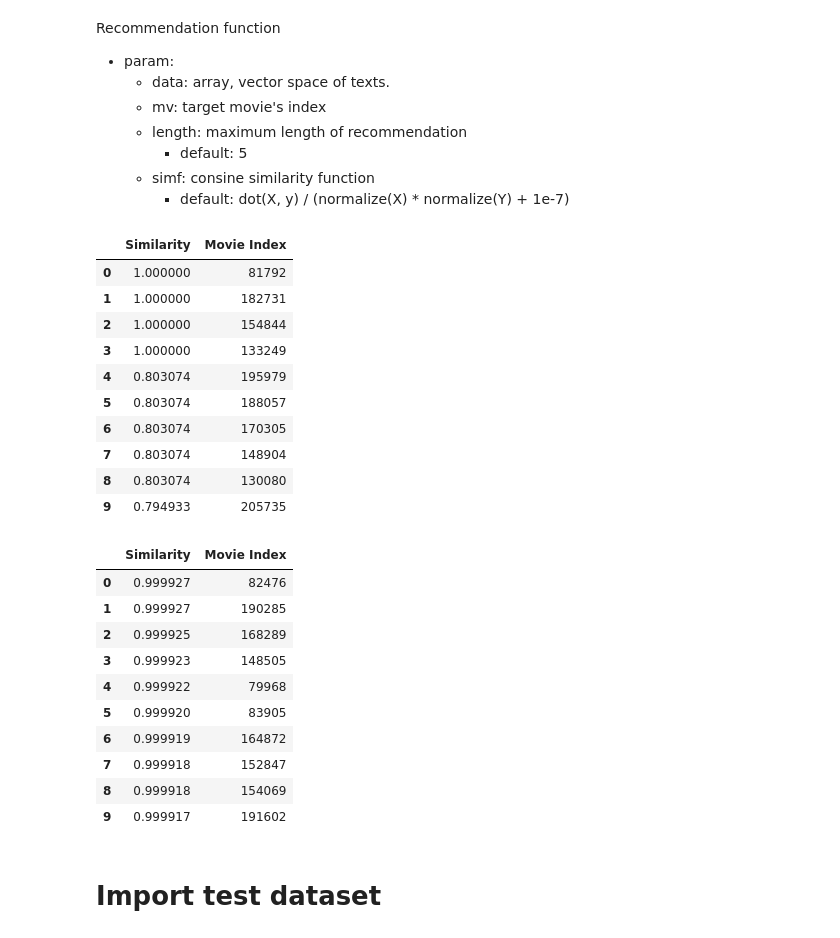
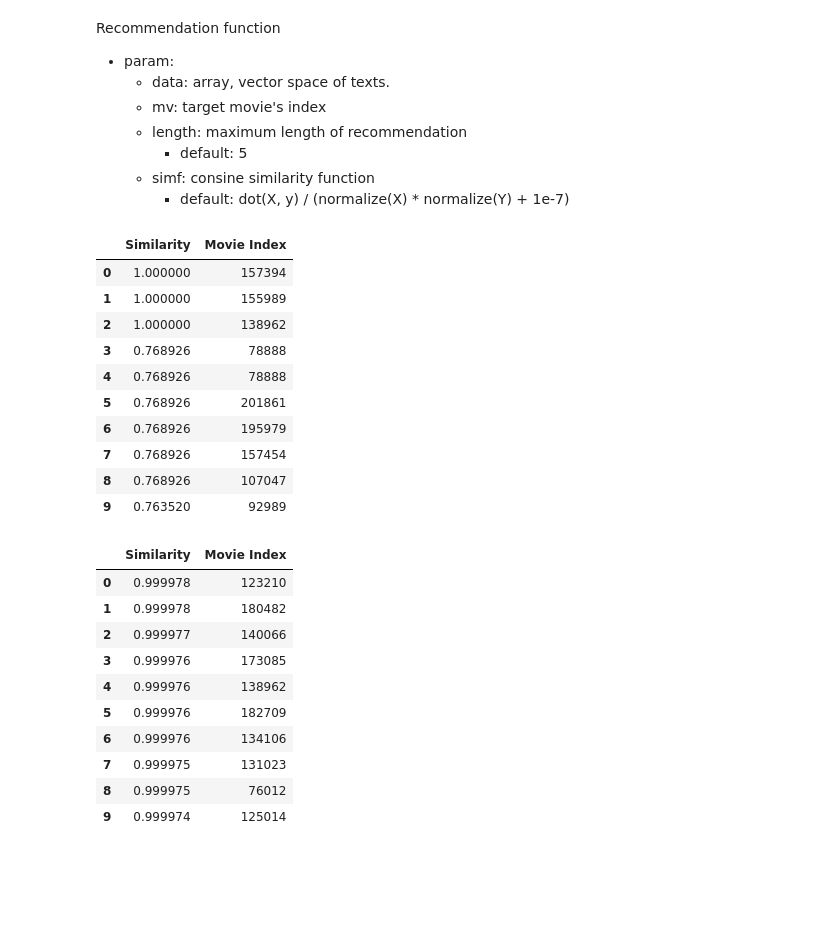
Before and after one commit to Kim-Dong-Jun99/ReDial_RecommendationSystem, a Jupyter notebook: code/main_colab.ipynb, the cells around one changed output. Drawn from its saved outputs; the diff is of its cells as text; code cells hidden in the pictures; blank space fills up the shorter version.

```diff
--- a/code/main_colab.ipynb
+++ b/code/main_colab.ipynb
@@ -559,32 +559,30 @@ def recommend(data, mv, length=5, simf=c_sim):
     sim.reverse()
     return sim[:length]
 # %%
-pd.DataFrame(recommend(tfidf_mat, '80067', 10), columns=['Similarity', 'Movie Index'])
+pd.DataFrame(recommend(tfidf_mat, '100030', 10), columns=['Similarity', 'Movie Index'])
 # %% [output]
 |  | Similarity | Movie Index |
-| 0 | 1.000000 | 81792 |
-| 1 | 1.000000 | 182731 |
-| 2 | 1.000000 | 154844 |
-| 3 | 1.000000 | 133249 |
-| 4 | 0.803074 | 195979 |
-| 5 | 0.803074 | 188057 |
-| 6 | 0.803074 | 170305 |
-| 7 | 0.803074 | 148904 |
-| 8 | 0.803074 | 130080 |
-| 9 | 0.794933 | 205735 |
+| 0 | 1.000000 | 157394 |
+| 1 | 1.000000 | 155989 |
+| 2 | 1.000000 | 138962 |
+| 3 | 0.768926 | 78888 |
+| 4 | 0.768926 | 78888 |
+| 5 | 0.768926 | 201861 |
+| 6 | 0.768926 | 195979 |
+| 7 | 0.768926 | 157454 |
+| 8 | 0.768926 | 107047 |
+| 9 | 0.763520 | 92989 |
 # %%
-pd.DataFrame(recommend(collab_data.values,'80067',10), columns=['Similarity', 'Movie Index'])
+pd.DataFrame(recommend(collab_data.values,'100030',10), columns=['Similarity', 'Movie Index'])
 # %% [output]
 |  | Similarity | Movie Index |
-| 0 | 0.999927 | 82476 |
-| 1 | 0.999927 | 190285 |
-| 2 | 0.999925 | 168289 |
-| 3 | 0.999923 | 148505 |
-| 4 | 0.999922 | 79968 |
-| 5 | 0.999920 | 83905 |
-| 6 | 0.999919 | 164872 |
-| 7 | 0.999918 | 152847 |
-| 8 | 0.999918 | 154069 |
-| 9 | 0.999917 | 191602 |
+| 0 | 0.999978 | 123210 |
+| 1 | 0.999978 | 180482 |
+| 2 | 0.999977 | 140066 |
+| 3 | 0.999976 | 173085 |
+| 4 | 0.999976 | 138962 |
+| 5 | 0.999976 | 182709 |
+| 6 | 0.999976 | 134106 |
+| 7 | 0.999975 | 131023 |
+| 8 | 0.999975 | 76012 |
+| 9 | 0.999974 | 125014 |
-# %% [markdown]
-# Import test dataset
```
Also changed, not shown: parts of 9 cells of this notebook.
